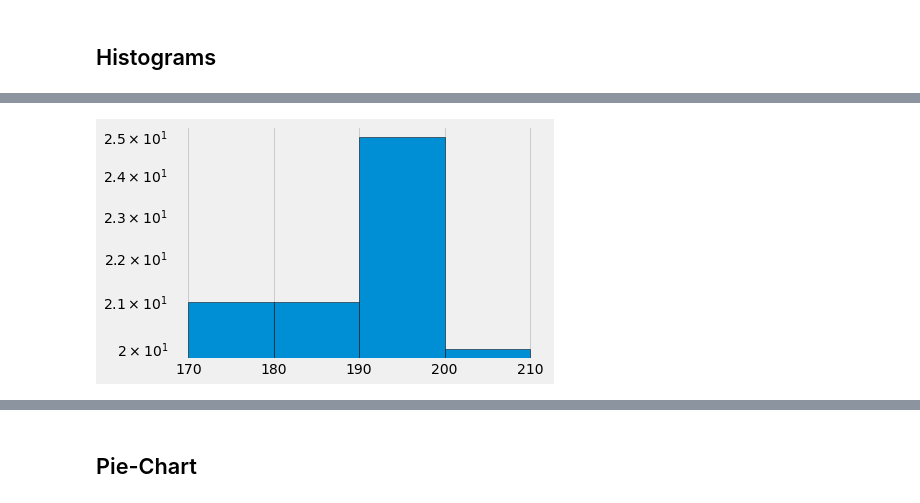
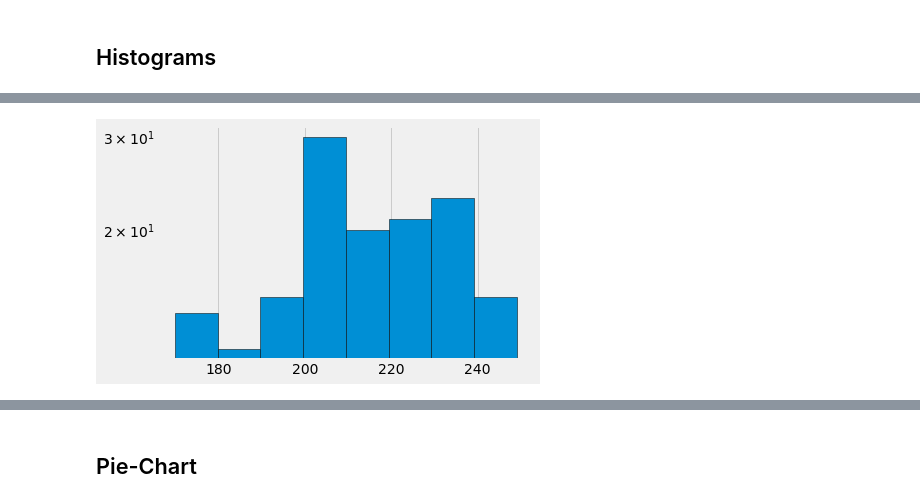
Before and after one commit to codernayeem/python-data-science-cheat-sheet, a Jupyter notebook: 3.1_matplotlib.ipynb, the cells around one changed output, grey strips where cells are left out. Saved outputs shown, nothing was run; the diff lists cells and outputs as text; code cells hidden in the pictures.

```diff
--- a/3.1_matplotlib.ipynb
+++ b/3.1_matplotlib.ipynb
@@ -276,9 +278,7 @@ plt.show()
 # %%
 x = np.random.randint(170, 250, size=(150))
 
-bins = [170, 180, 190, 200, 210]
-
-plt.hist(x, edgecolor='k', bins=bins, log=True)
+plt.hist(x, edgecolor='k', bins=8, log=True)
 plt.show()
 # %% [output]
-[figure, old version]
+[figure, new version]
```
Also changed, not shown: parts of 11 cells of this notebook.
